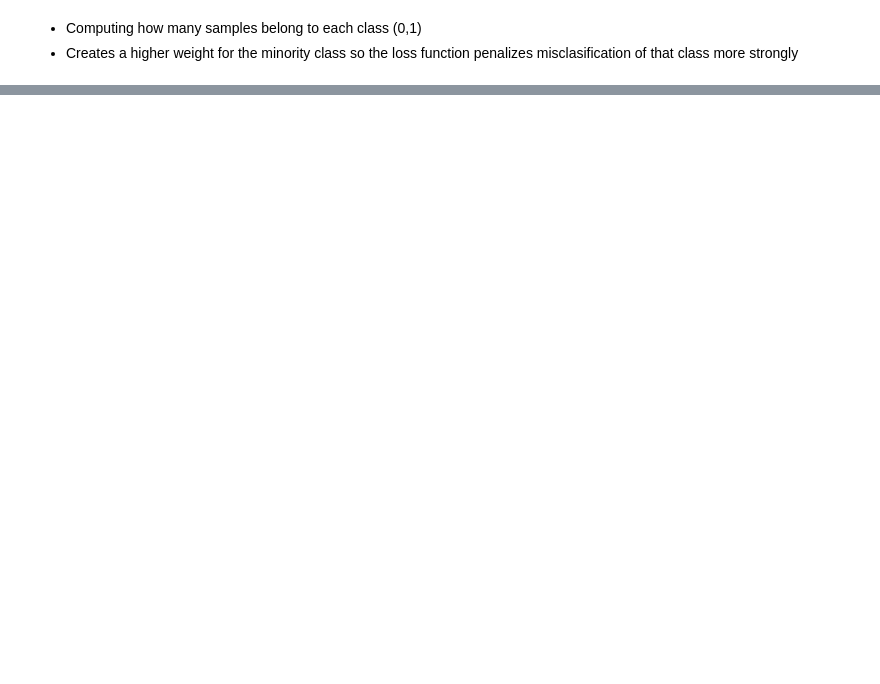
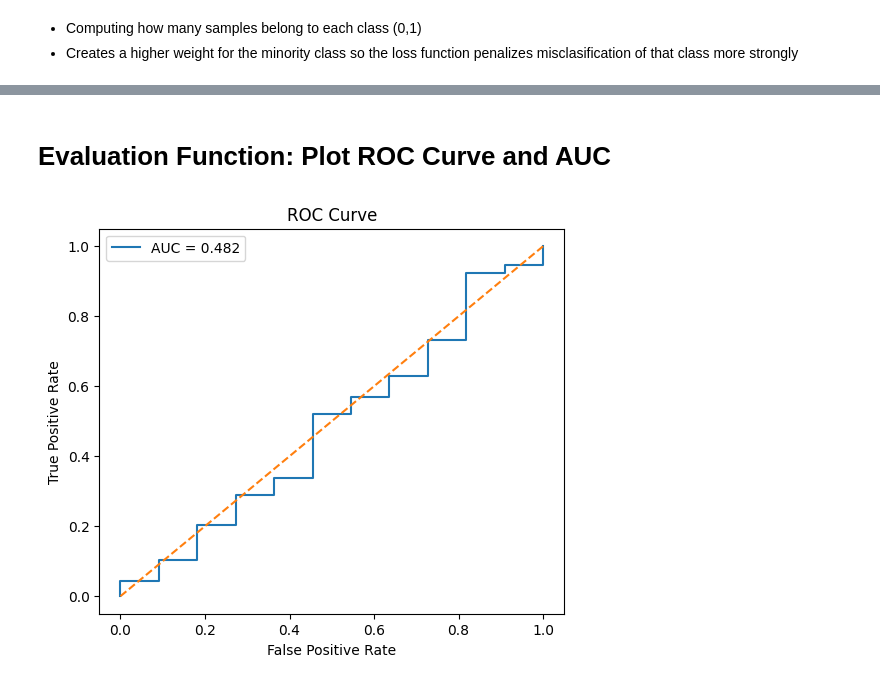
Before and after one commit to jack-baxter/AAI521-G6-Final, a Jupyter notebook: Group6_final_project.ipynb, the cells around one changed output, grey strips where cells are left out. Cells and saved outputs as stored; diff of their text form; code cells hidden in the pictures; blank space fills up the shorter version.

```diff
--- a/Group6_final_project.ipynb
+++ b/Group6_final_project.ipynb
@@ -526,0 +713,36 @@ def auc_roc_curve(y_true, y_prob, class_names=None, title='AUC ROC Curve Solar',
+# %% [markdown]
+# Evaluation Function: Plot ROC Curve and AUC
+# %%
+# function to plot ROC curve
+def plot_roc(model, loader):
+    model.eval()
+    probs = []
+    labels = []
+
+    with torch.no_grad(): # disable gradients for faster inference
+        for images, lbls in loader:
+            images = images.to(device) # move to device
+            outputs = model(images) # forward pass
+
+            # compute softmax probabilities
+            softmax = torch.softmax(outputs, dim=1)
+            probs.extend(softmax[:,1].cpu().numpy())  # probability of class 1
+            labels.extend(lbls.numpy())
+
+    # compute ROC curve points and area under the curve
+    fpr, tpr, _ = roc_curve(labels, probs)
+    roc_auc = auc(fpr, tpr)
+
+    # plot our ROC curve
+    plt.figure(figsize=(6,5))
+    plt.plot(fpr, tpr, label=f"AUC = {roc_auc:.3f}")
+    plt.plot([0,1], [0,1], '--')
+    plt.xlabel("False Positive Rate")
+    plt.ylabel("True Positive Rate")
+    plt.title("ROC Curve")
+    plt.legend()
+    plt.show()
+
+plot_roc(baseline_model, test_loader)
+# %% [output]
+[figure, added]
```
Also changed, not shown: parts of 78 cells of this notebook, 4 other files.
